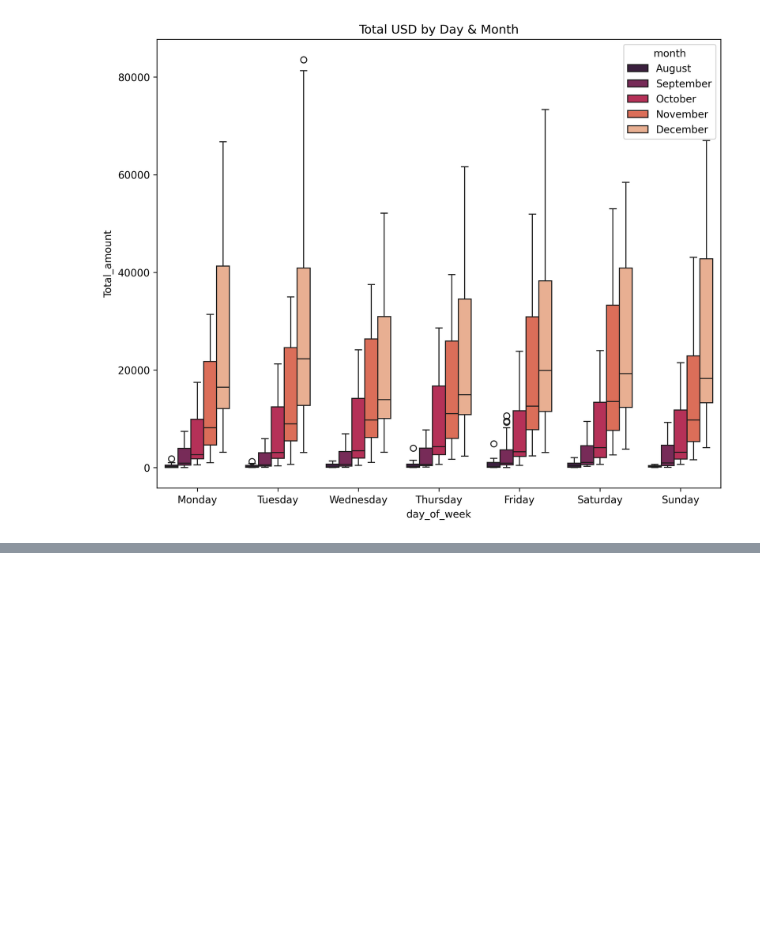
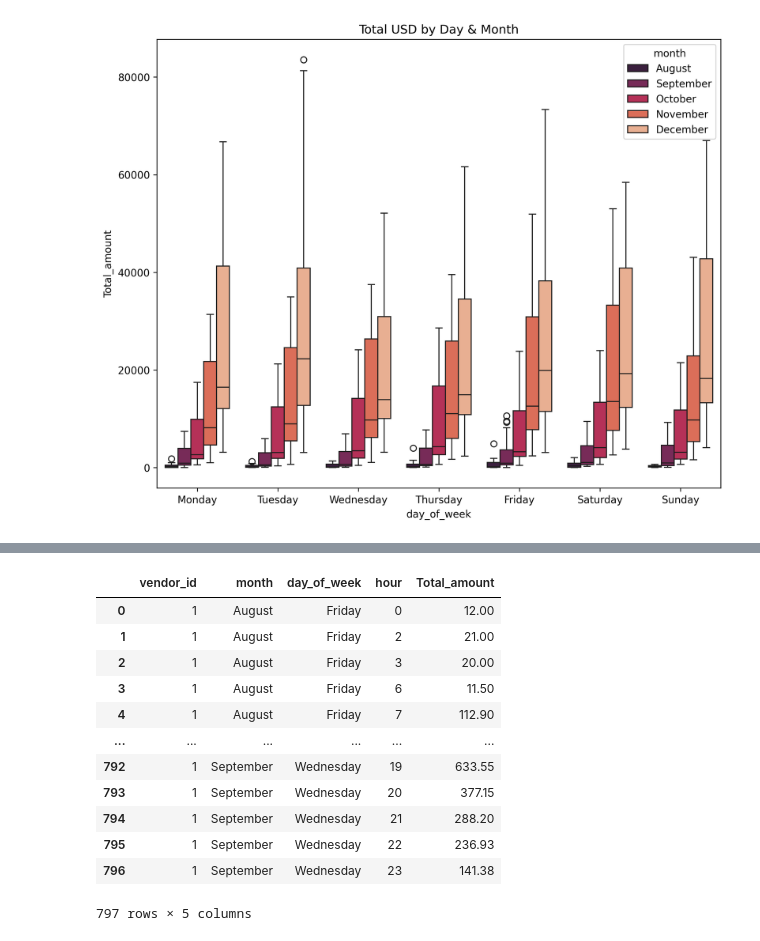
Before and after one commit to AVelaryon/Green_Taxi_2013_Data, a Jupyter notebook: Taxi_Business_Project.ipynb, the cells around one changed output, grey strips where cells are left out. Saved outputs shown, nothing was run; the diff lists cells and outputs as text; code cells hidden in the pictures; blank space fills up the shorter version.

```diff
--- a/Taxi_Business_Project.ipynb
+++ b/Taxi_Business_Project.ipynb
@@ -83,0 +119,16 @@ plt.show()
+# %%
+vend1
+# %% [output]
+|  | vendor_id | month | day_of_week | hour | Total_amount |
+| 0 | 1 | August | Friday | 0 | 12.00 |
+| 1 | 1 | August | Friday | 2 | 21.00 |
+| 2 | 1 | August | Friday | 3 | 20.00 |
+| 3 | 1 | August | Friday | 6 | 11.50 |
+| 4 | 1 | August | Friday | 7 | 112.90 |
+| ... | ... | ... | ... | ... | ... |
+| 792 | 1 | September | Wednesday | 19 | 633.55 |
+| 793 | 1 | September | Wednesday | 20 | 377.15 |
+| 794 | 1 | September | Wednesday | 21 | 288.20 |
+| 795 | 1 | September | Wednesday | 22 | 236.93 |
+| 796 | 1 | September | Wednesday | 23 | 141.38 |
+797 rows × 5 columns
```
Also changed, not shown: parts of 15 cells of this notebook, 3 other files.
